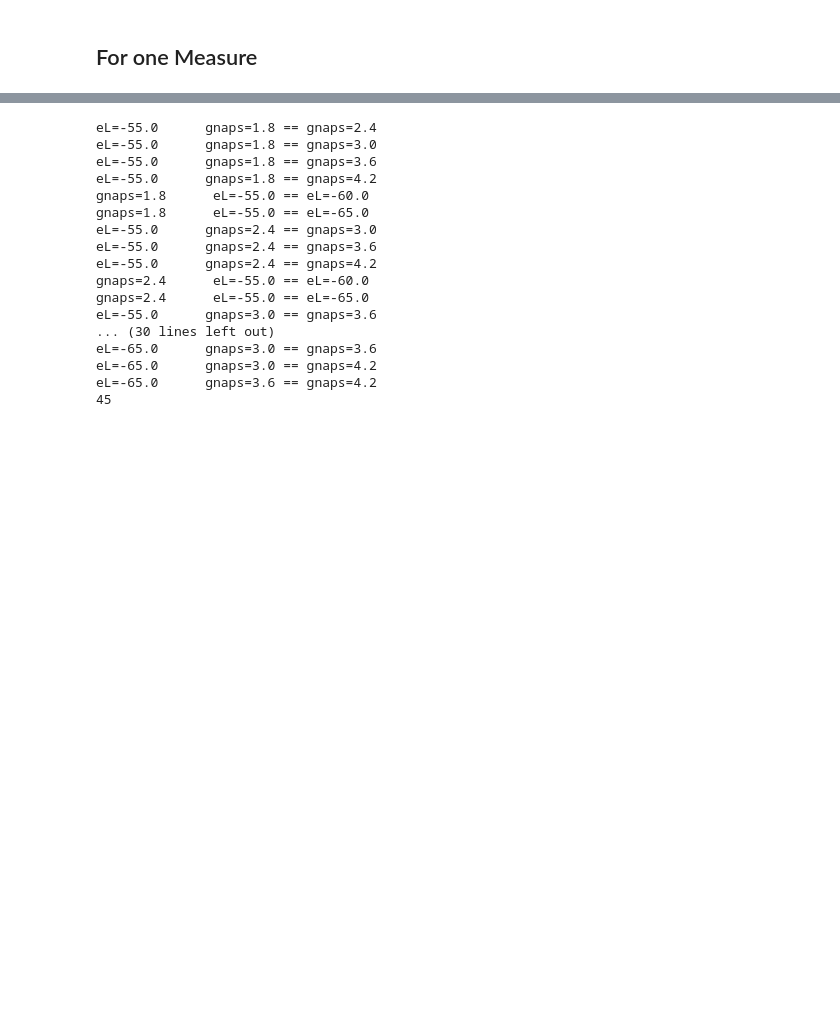
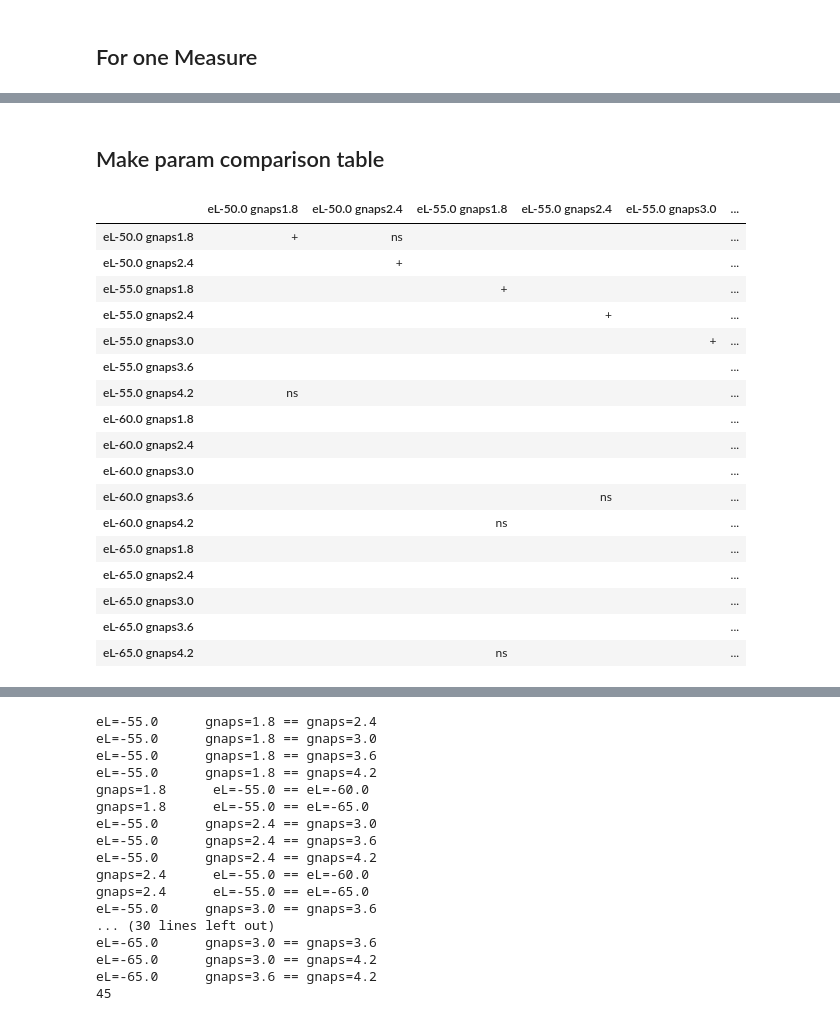
Before and after one commit to mfinemorris/NMProject, a Jupyter notebook: IPYNB/Reanalyze Prism Output.ipynb, the cells around one changed output, grey strips where cells are left out. Drawn from its saved outputs; the diff is of its cells as text; code cells hidden in the pictures; blank space fills up the shorter version.

Commit message:
Reanalyze Prism Output.ipynb: added sections to automate parameter and model comparison tables.

```diff
--- a/IPYNB/Reanalyze Prism Output.ipynb
+++ b/IPYNB/Reanalyze Prism Output.ipynb
@@ -187,9 +199,9 @@ measures = ['Burst Duration',
 'Peaks Interval',
 'Peaks per Burst',
 'Total Cycle Time']
-measure_type = measures[6]
+measure_type = measures[0]
 print "Measurement Type: ",measure_type
 
-df = real_ps_1(measure_type)
-df_2 = real_ps_2(measure_type)
+df1 = real_ps_1(measure_type)
+df2 = real_ps_2(measure_type)
 # %% [output]
@@ -237,5 +209,5 @@ df_2
 # %%
 #compared_dfs = compare_p_against_newalpha([df,df_2],['*','ns'])#this will replace True with * and False with ns
-compared_dfs = compare_p_against_newalpha([df,df_2])#this will give pure true-false
+compared_dfs = compare_p_against_newalpha([df1,df2])#this will give pure true-false
 df1 = compared_dfs[0]
 df2 = compared_dfs[1]
@@ -333,0 +217,66 @@ plt.show()
+# %% [markdown]
+## Make param comparison table
+# %%
+def make_param_compare_table(measurement, split_on=' vs '):
+    '''
+    measurement is a series with data of just one measurement type (burst duration) for a single model
+    Its rows should be in format:
+    <param_1_val><param_1_name> <param_2_val><param_2_name>
+    or
+    <param_1_name><param_1_val> <param_2_name><param_2_val>
+    '''
+
+    import re
+    r1 = re.compile("([\-][\d+.\d+]+|[\d+.\d+]+)([a-zA-Z]+)")
+    r2 = re.compile("([a-zA-Z]+)([\-][\d+.\d+]+|[\d+.\d+]+)")
+
+    temp ={}
+    for k,v in measurement.iteritems():
+        #v is row value, k is row label
+
+        p1KEY, p2KEY =  k.split(split_on)
+        try:
+            #append to current sub-dict
+            temp[p1KEY][p2KEY] = v
+            #temp[p2KEY][p1KEY] = v
+            #print p1KEY, p2KEY
+            #temp[p2KEY][p1KEY] = v
+        except:
+            #s = pd.Series(temp[p1KEY]).sort(ascending=False, inplace=False)
+            #print s
+            #start new sub-dict
+            temp[p1KEY] = {}
+            temp[p1KEY][p1KEY] = np.nan
+            temp[p1KEY][p2KEY] = v
+
+
+            #print pd.DataFrame.from_dict(temp)
+            #print 'keys:',p1KEY, p2KEY
+            #print
+
+    return pd.DataFrame.from_dict(temp)
+
+tb = make_param_compare_table(df1['TB p_lessthan_alpha'])
+yan = make_param_compare_table(df1['Yan p_lessthan_alpha'])
+combined = yan.T.combine_first(tb).replace(to_replace=[False, True, np.nan], value=['ns', ' ', '+'])
+str_combined = combined.to_csv()
+combined
+# %% [output]
+|  | eL-50.0 gnaps1.8 | eL-50.0 gnaps2.4 | eL-55.0 gnaps1.8 | eL-55.0 gnaps2.4 | eL-55.0 gnaps3.0 | ... |
+| eL-50.0 gnaps1.8 | + | ns |  |  |  | ... |
+| eL-50.0 gnaps2.4 |  | + |  |  |  | ... |
+| eL-55.0 gnaps1.8 |  |  | + |  |  | ... |
+| eL-55.0 gnaps2.4 |  |  |  | + |  | ... |
+| eL-55.0 gnaps3.0 |  |  |  |  | + | ... |
+| eL-55.0 gnaps3.6 |  |  |  |  |  | ... |
+| eL-55.0 gnaps4.2 | ns |  |  |  |  | ... |
+| eL-60.0 gnaps1.8 |  |  |  |  |  | ... |
+| eL-60.0 gnaps2.4 |  |  |  |  |  | ... |
+| eL-60.0 gnaps3.0 |  |  |  |  |  | ... |
+| eL-60.0 gnaps3.6 |  |  |  | ns |  | ... |
+| eL-60.0 gnaps4.2 |  |  | ns |  |  | ... |
+| eL-65.0 gnaps1.8 |  |  |  |  |  | ... |
+| eL-65.0 gnaps2.4 |  |  |  |  |  | ... |
+| eL-65.0 gnaps3.0 |  |  |  |  |  | ... |
+| eL-65.0 gnaps3.6 |  |  |  |  |  | ... |
+| eL-65.0 gnaps4.2 |  |  | ns |  |  | ... |
```
Also changed, not shown: parts of 16 cells of this notebook.
